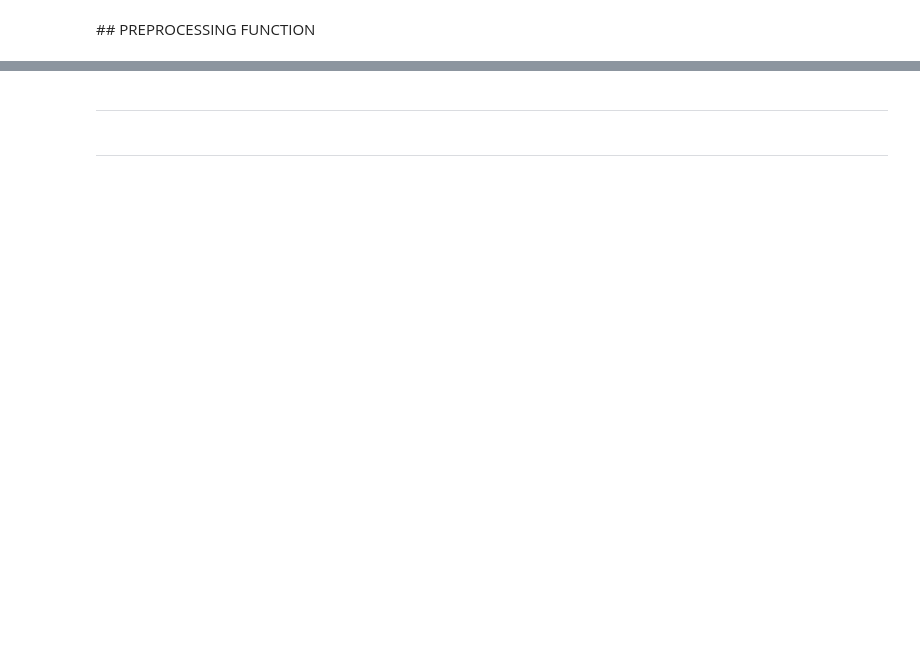
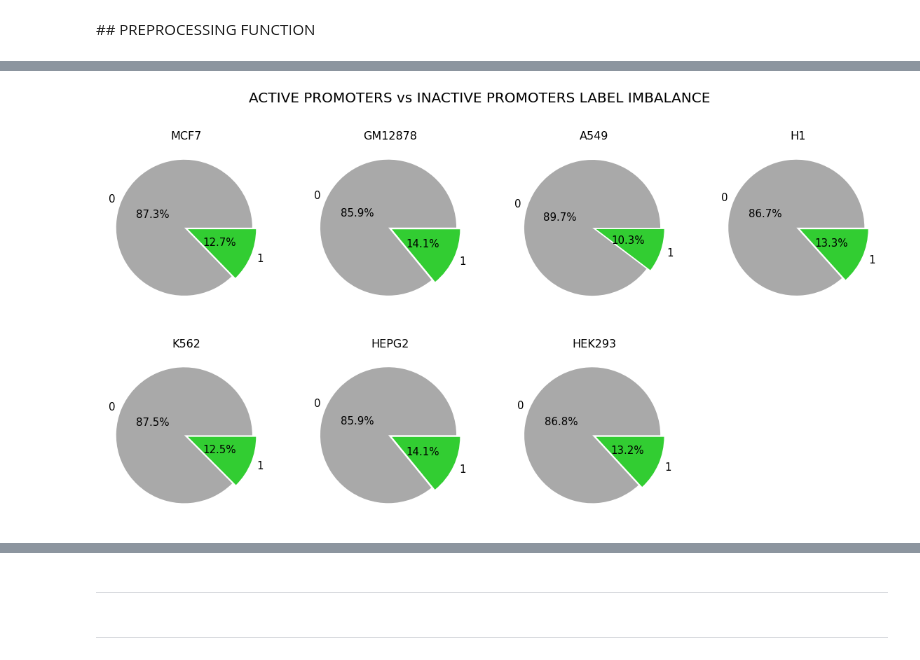
Before and after one commit to nikiiny/Prediction-of-Active-and-Inactive-Regulatory-Regions-with-Embracenet-Multimodal-Neural-Network-, a Jupyter notebook: 01_Thesis_BIOINF_data_processing.ipynb, the cells around one changed output, grey strips where cells are left out. Saved outputs shown, nothing was run; the diff lists cells and outputs as text; code cells hidden in the pictures; blank space fills up the shorter version.

```diff
--- a/01_Thesis_BIOINF_data_processing.ipynb
+++ b/01_Thesis_BIOINF_data_processing.ipynb
@@ -928,0 +886,4 @@ loader_train, loader_test = pipe_data_load.return_data(cell_line='H1',
+# %%
+plot_label_ratio(labels_dict, 'ACTIVE PROMOTERS vs INACTIVE PROMOTERS LABEL IMBALANCE')
+# %% [output]
+[figure, added]
```
Also changed, not shown: parts of 51 cells of this notebook, 1 other file.
